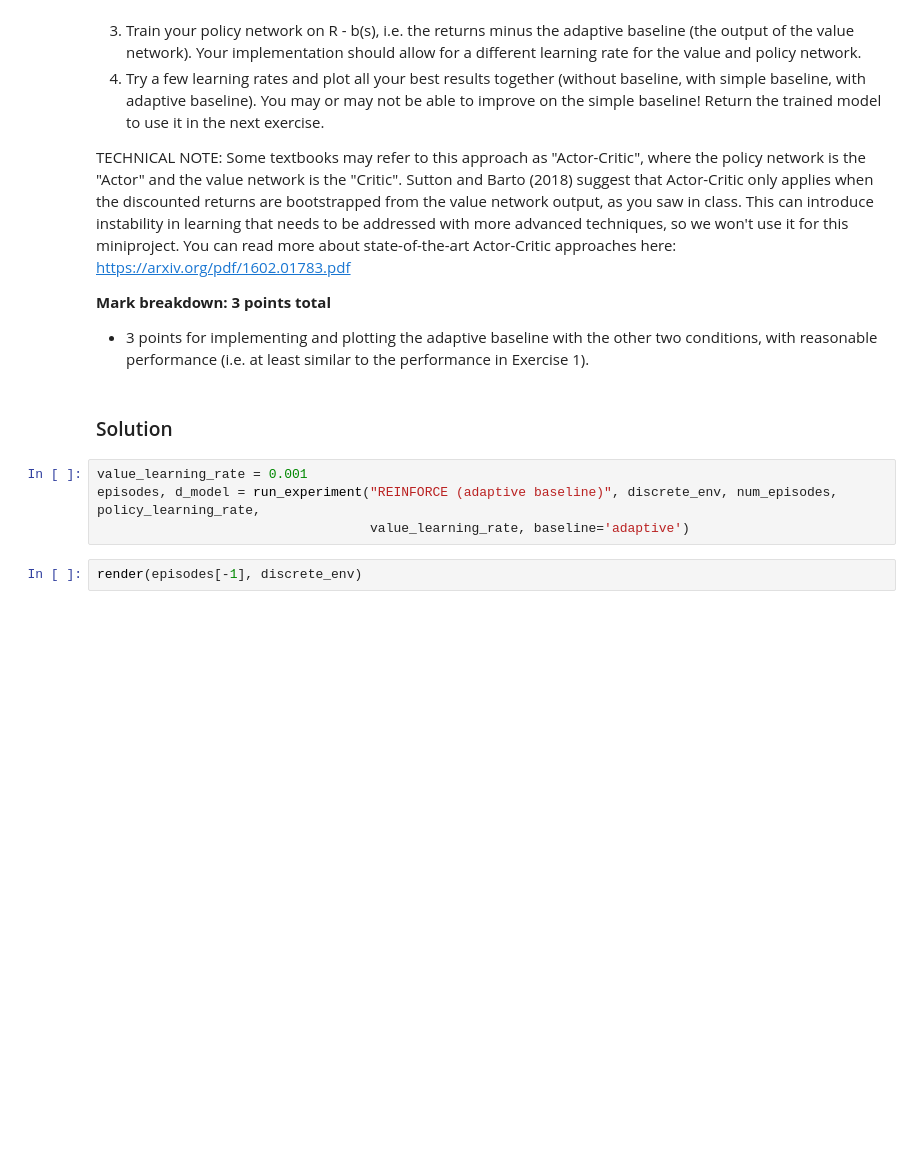
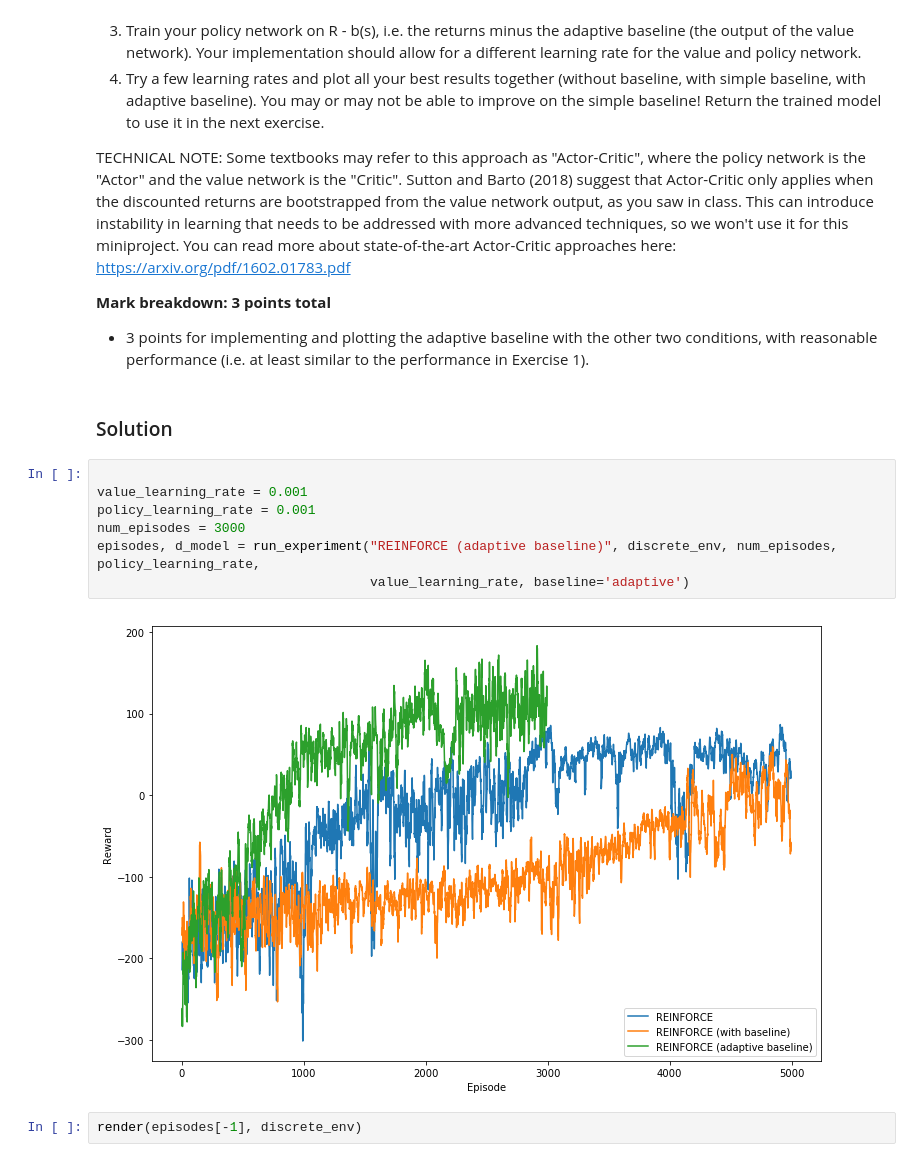
Before and after one commit to FrancescoPase/ANN, a Jupyter notebook: miniproject3_2019.ipynb, the cells around one changed output. Drawn from its saved outputs; the diff is of its cells as text; blank space fills up the shorter version.

```diff
--- a/miniproject3_2019.ipynb
+++ b/miniproject3_2019.ipynb
@@ -475,9 +489,14 @@ TECHNICAL NOTE: Some textbooks may refer to this approach as "Actor-Critic", whe
 # %% [markdown]
 ### Solution
 # %%
+
 value_learning_rate = 0.001
+policy_learning_rate = 0.001
+num_episodes = 3000
 episodes, d_model = run_experiment("REINFORCE (adaptive baseline)", discrete_env, num_episodes, policy_learning_rate,
                                    value_learning_rate, baseline='adaptive')
+# %% [output]
+[figure, added]
 # %%
 render(episodes[-1], discrete_env)
 # %% [markdown]
```
Also changed, not shown: parts of 9 cells of this notebook, 1 other file.
